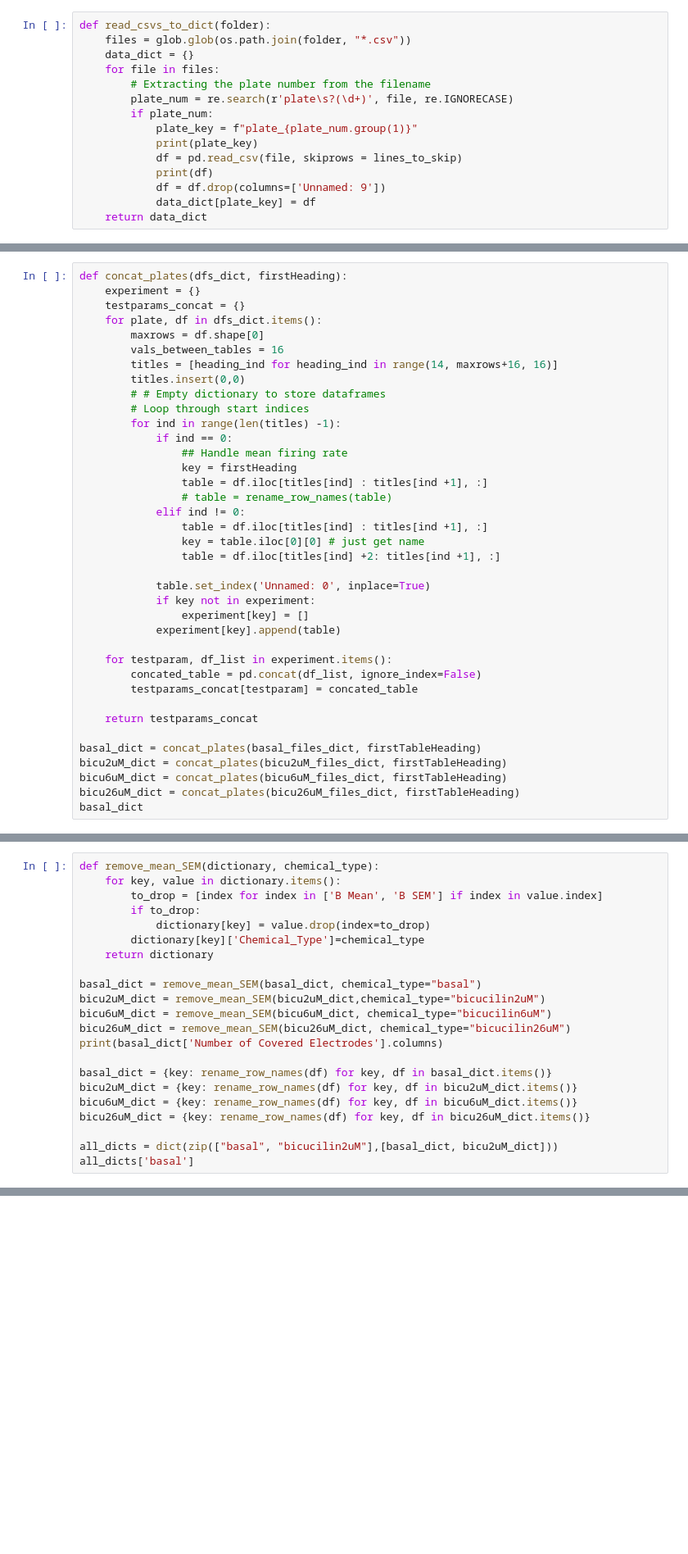
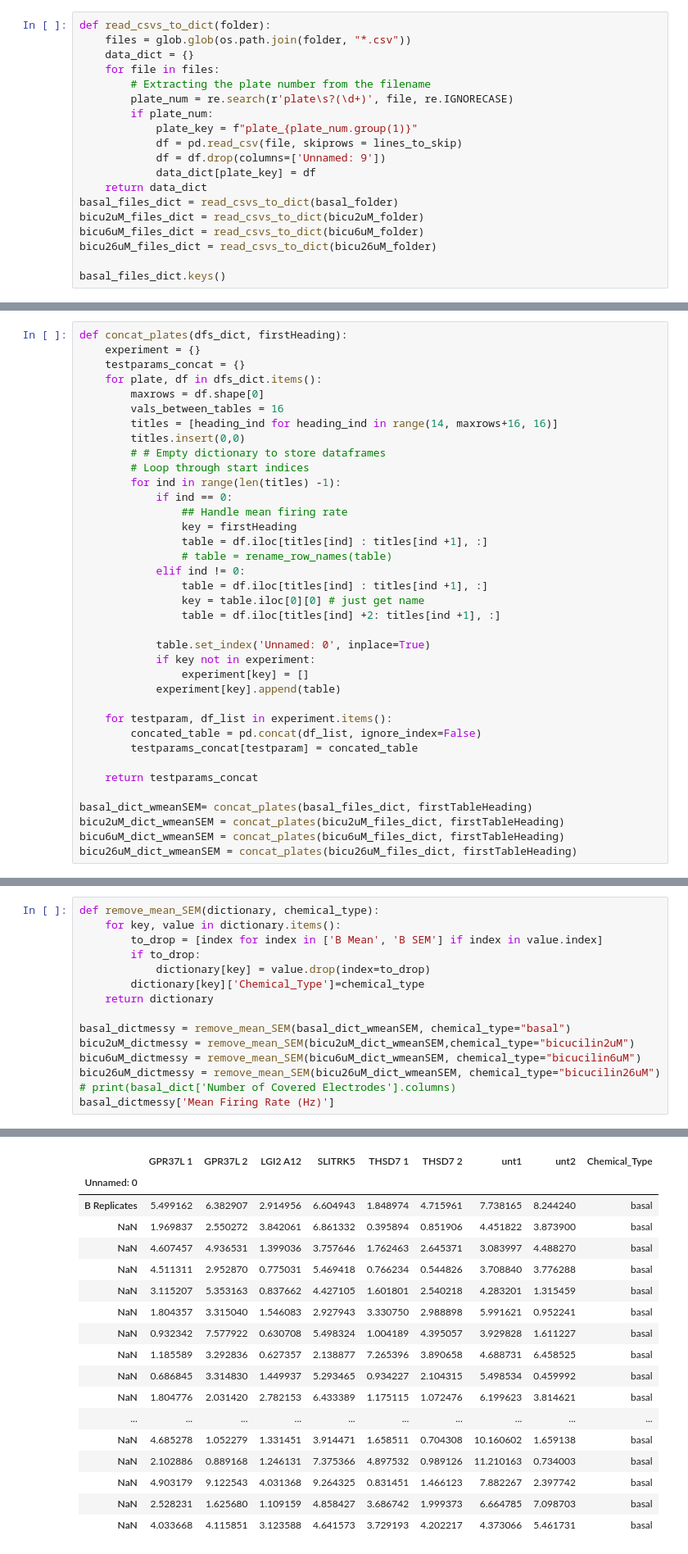
Before and after one commit to poojaparameswaran99/MEA_analysis, a Jupyter notebook: two_way_ANOVA_test.ipynb, the cells around one changed output, grey strips where cells are left out. Shown: that part at 82% size. Drawn from its saved outputs; the diff is of its cells as text; blank space fills up the shorter version.

```diff
--- a/two_way_ANOVA_test.ipynb
+++ b/two_way_ANOVA_test.ipynb
@@ -65,9 +65,13 @@ def read_csvs_to_dict(folder):
         plate_num = re.search(r'plate\s?(\d+)', file, re.IGNORECASE)
         if plate_num:
             plate_key = f"plate_{plate_num.group(1)}"
-            print(plate_key)
             df = pd.read_csv(file, skiprows = lines_to_skip)
-            print(df)
             df = df.drop(columns=['Unnamed: 9'])
             data_dict[plate_key] = df
     return data_dict
+basal_files_dict = read_csvs_to_dict(basal_folder)
+bicu2uM_files_dict = read_csvs_to_dict(bicu2uM_folder)
+bicu6uM_files_dict = read_csvs_to_dict(bicu6uM_folder)
+bicu26uM_files_dict = read_csvs_to_dict(bicu26uM_folder)
+
+basal_files_dict.keys()
@@ -132,8 +110,7 @@ def concat_plates(dfs_dict, firstHeading):
 
     return testparams_concat
 
-basal_dict = concat_plates(basal_files_dict, firstTableHeading)
-bicu2uM_dict = concat_plates(bicu2uM_files_dict, firstTableHeading)
-bicu6uM_dict = concat_plates(bicu6uM_files_dict, firstTableHeading)
-bicu26uM_dict = concat_plates(bicu26uM_files_dict, firstTableHeading)
-basal_dict
+basal_dict_wmeanSEM= concat_plates(basal_files_dict, firstTableHeading)
+bicu2uM_dict_wmeanSEM = concat_plates(bicu2uM_files_dict, firstTableHeading)
+bicu6uM_dict_wmeanSEM = concat_plates(bicu6uM_files_dict, firstTableHeading)
+bicu26uM_dict_wmeanSEM = concat_plates(bicu26uM_files_dict, firstTableHeading)
@@ -164,17 +123,10 @@ def remove_mean_SEM(dictionary, chemical_type):
         dictionary[key]['Chemical_Type']=chemical_type
     return dictionary
 
-basal_dict = remove_mean_SEM(basal_dict, chemical_type="basal")
-bicu2uM_dict = remove_mean_SEM(bicu2uM_dict,chemical_type="bicucilin2uM")
-bicu6uM_dict = remove_mean_SEM(bicu6uM_dict, chemical_type="bicucilin6uM")
-bicu26uM_dict = remove_mean_SEM(bicu26uM_dict, chemical_type="bicucilin26uM")
-print(basal_dict['Number of Covered Electrodes'].columns)
-
-basal_dict = {key: rename_row_names(df) for key, df in basal_dict.items()}
-bicu2uM_dict = {key: rename_row_names(df) for key, df in bicu2uM_dict.items()}
-bicu6uM_dict = {key: rename_row_names(df) for key, df in bicu6uM_dict.items()}
-bicu26uM_dict = {key: rename_row_names(df) for key, df in bicu26uM_dict.items()}
-
-all_dicts = dict(zip(["basal", "bicucilin2uM"],[basal_dict, bicu2uM_dict]))
-all_dicts['basal']
+basal_dictmessy = remove_mean_SEM(basal_dict_wmeanSEM, chemical_type="basal")
+bicu2uM_dictmessy = remove_mean_SEM(bicu2uM_dict_wmeanSEM,chemical_type="bicucilin2uM")
+bicu6uM_dictmessy = remove_mean_SEM(bicu6uM_dict_wmeanSEM, chemical_type="bicucilin6uM")
+bicu26uM_dictmessy = remove_mean_SEM(bicu26uM_dict_wmeanSEM, chemical_type="bicucilin26uM")
+# print(basal_dict['Number of Covered Electrodes'].columns)
+basal_dictmessy['Mean Firing Rate (Hz)']
 # %% [output]
@@ -200,0 +133,18 @@ Index(['GPR37L 1', 'GPR37L 2', 'LGI2 A12', 'SLITRK5', 'THSD7 1', 'THSD7 2',
+|  | GPR37L 1 | GPR37L 2 | LGI2 A12 | SLITRK5 | THSD7 1 | THSD7 2 | unt1 | unt2 | Chemical_Type |
+| Unnamed: 0 |  |  |  |  |  |  |  |  |  |
+| B Replicates | 5.499162 | 6.382907 | 2.914956 | 6.604943 | 1.848974 | 4.715961 | 7.738165 | 8.244240 | basal |
+| NaN | 1.969837 | 2.550272 | 3.842061 | 6.861332 | 0.395894 | 0.851906 | 4.451822 | 3.873900 | basal |
+| NaN | 4.607457 | 4.936531 | 1.399036 | 3.757646 | 1.762463 | 2.645371 | 3.083997 | 4.488270 | basal |
+| NaN | 4.511311 | 2.952870 | 0.775031 | 5.469418 | 0.766234 | 0.544826 | 3.708840 | 3.776288 | basal |
+| NaN | 3.115207 | 5.353163 | 0.837662 | 4.427105 | 1.601801 | 2.540218 | 4.283201 | 1.315459 | basal |
+| NaN | 1.804357 | 3.315040 | 1.546083 | 2.927943 | 3.330750 | 2.988898 | 5.991621 | 0.952241 | basal |
+| NaN | 0.932342 | 7.577922 | 0.630708 | 5.498324 | 1.004189 | 4.395057 | 3.929828 | 1.611227 | basal |
+| NaN | 1.185589 | 3.292836 | 0.627357 | 2.138877 | 7.265396 | 3.890658 | 4.688731 | 6.458525 | basal |
+| NaN | 0.686845 | 3.314830 | 1.449937 | 5.293465 | 0.934227 | 2.104315 | 5.498534 | 0.459992 | basal |
+| NaN | 1.804776 | 2.031420 | 2.782153 | 6.433389 | 1.175115 | 1.072476 | 6.199623 | 3.814621 | basal |
+| ... | ... | ... | ... | ... | ... | ... | ... | ... | ... |
+| NaN | 4.685278 | 1.052279 | 1.331451 | 3.914471 | 1.658511 | 0.704308 | 10.160602 | 1.659138 | basal |
+| NaN | 2.102886 | 0.889168 | 1.246131 | 7.375366 | 4.897532 | 0.989126 | 11.210163 | 0.734003 | basal |
+| NaN | 4.903179 | 9.122543 | 4.031368 | 9.264325 | 0.831451 | 1.466123 | 7.882267 | 2.397742 | basal |
+| NaN | 2.528231 | 1.625680 | 1.109159 | 4.858427 | 3.686742 | 1.999373 | 6.664785 | 7.098703 | basal |
+| NaN | 4.033668 | 4.115851 | 3.123588 | 4.641573 | 3.729193 | 4.202217 | 4.373066 | 5.461731 | basal |
```
Also changed, not shown: parts of 16 cells of this notebook.
